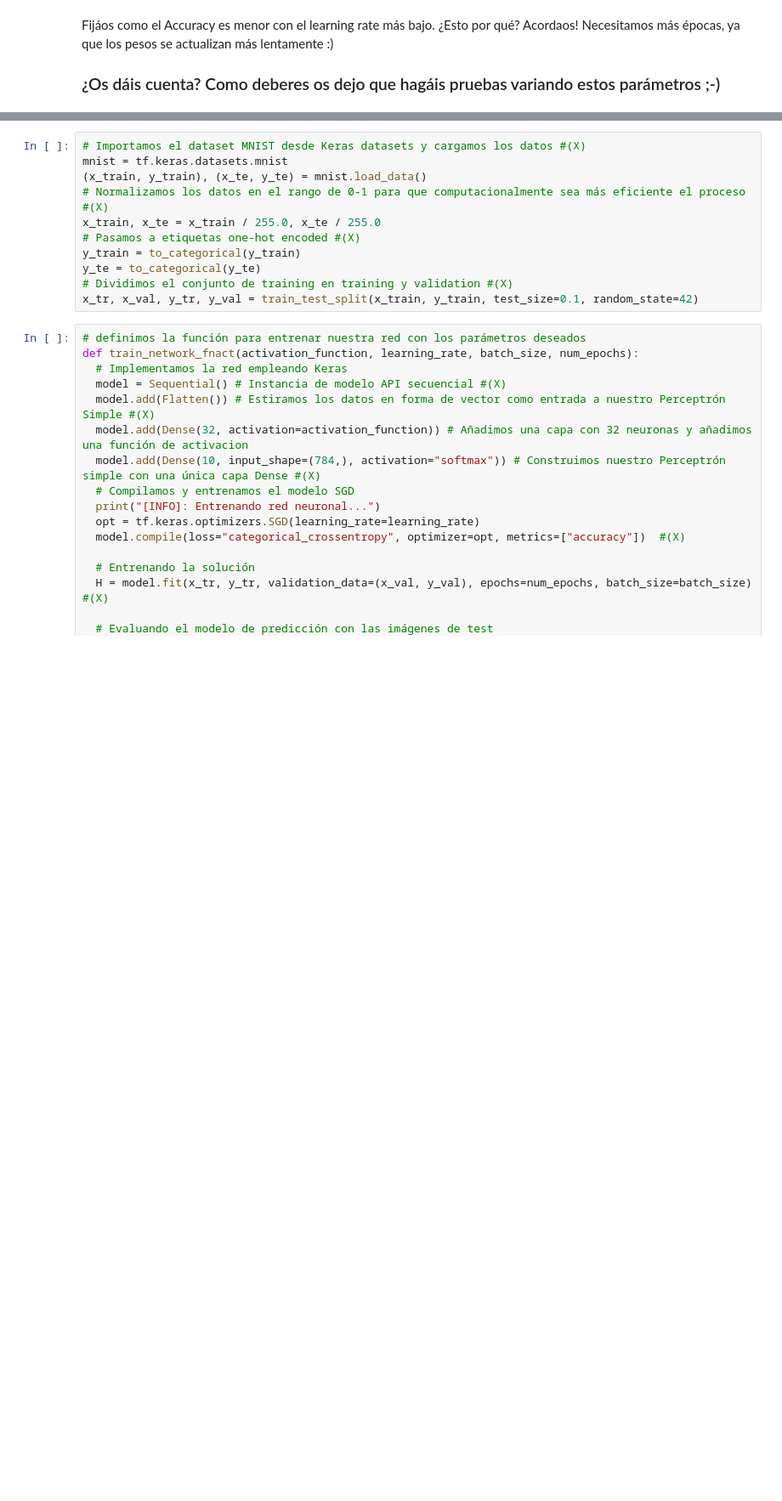
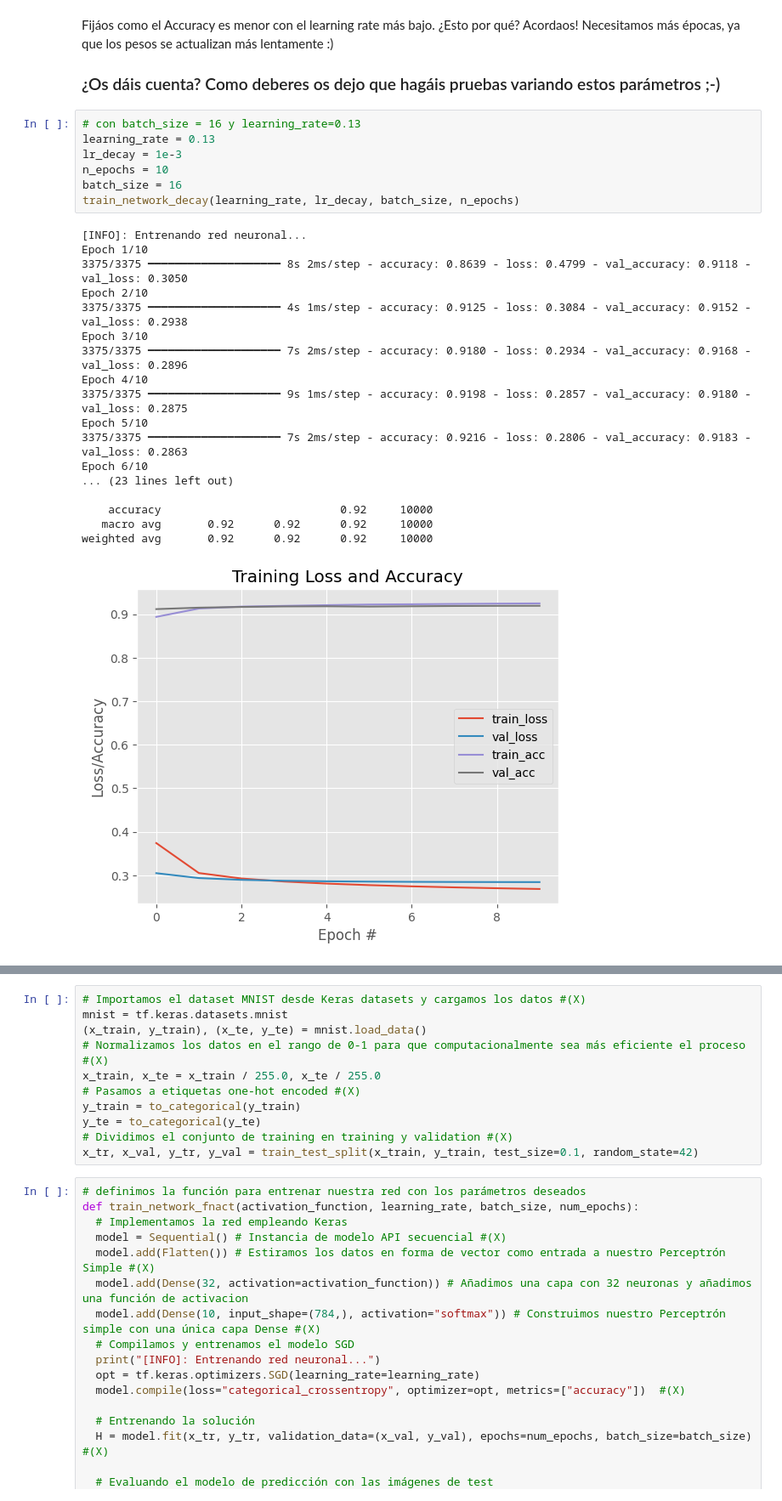
Before and after one commit to GONZALOCACERES2004/DLearning, a Jupyter notebook: Soluciones/3_Redes_neuronales_avanzadas.ipynb, the cells around one changed output, grey strips where cells are left out. Shown at 85% size. Saved outputs shown, nothing was run; the diff lists cells and outputs as text; blank space fills up the shorter version.

```diff
--- a/Soluciones/3_Redes_neuronales_avanzadas.ipynb
+++ b/Soluciones/3_Redes_neuronales_avanzadas.ipynb
@@ -854,6 +896,32 @@ train_network_decay(learning_rate, lr_decay, batch_size, n_epochs)
 Fijáos como el Accuracy es menor con el learning rate más bajo. ¿Esto por qué? Acordaos! Necesitamos más épocas, ya que los pesos se actualizan más lentamente :)
 
 ### ¿Os dáis cuenta? Como deberes os dejo que hagáis pruebas variando estos parámetros ;-)
+# %%
+# con batch_size = 16 y learning_rate=0.13
+learning_rate = 0.13
+lr_decay = 1e-3
+n_epochs = 10
+batch_size = 16
+train_network_decay(learning_rate, lr_decay, batch_size, n_epochs)
+# %% [output]
+[INFO]: Entrenando red neuronal...
+Epoch 1/10
+3375/3375 ━━━━━━━━━━━━━━━━━━━━ 8s 2ms/step - accuracy: 0.8639 - loss: 0.4799 - val_accuracy: 0.9118 - val_loss: 0.3050
+Epoch 2/10
+3375/3375 ━━━━━━━━━━━━━━━━━━━━ 4s 1ms/step - accuracy: 0.9125 - loss: 0.3084 - val_accuracy: 0.9152 - val_loss: 0.2938
+Epoch 3/10
+3375/3375 ━━━━━━━━━━━━━━━━━━━━ 7s 2ms/step - accuracy: 0.9180 - loss: 0.2934 - val_accuracy: 0.9168 - val_loss: 0.2896
+Epoch 4/10
+3375/3375 ━━━━━━━━━━━━━━━━━━━━ 9s 1ms/step - accuracy: 0.9198 - loss: 0.2857 - val_accuracy: 0.9180 - val_loss: 0.2875
+Epoch 5/10
+3375/3375 ━━━━━━━━━━━━━━━━━━━━ 7s 2ms/step - accuracy: 0.9216 - loss: 0.2806 - val_accuracy: 0.9183 - val_loss: 0.2863
+Epoch 6/10
+... (23 lines left out)
+
+    accuracy                           0.92     10000
+   macro avg       0.92      0.92      0.92     10000
+weighted avg       0.92      0.92      0.92     10000
+[figure, added]
 # %% [markdown]
 ### 3.3 Funciones de pérdidas
 
```
Also changed, not shown: parts of 8 cells of this notebook.
